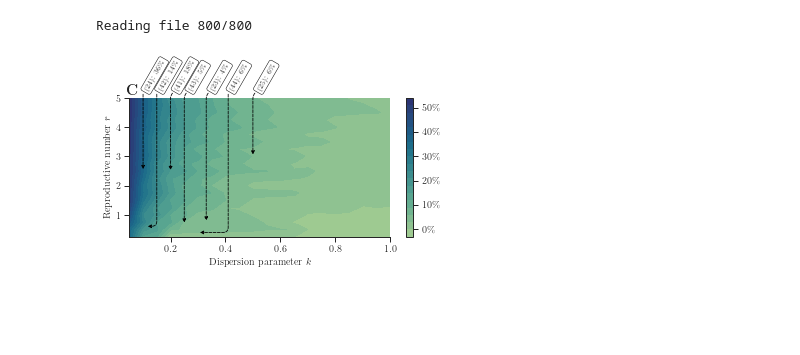
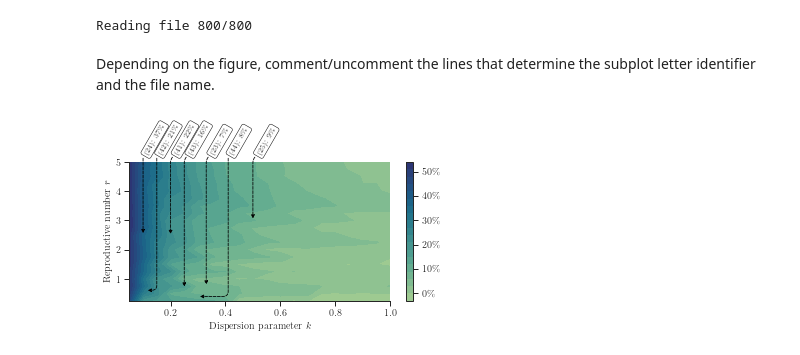
Before and after one commit to Networks-Learning/pooled-testing, a Jupyter notebook: notebooks/score_vs_R_k.ipynb, the cells around one changed output. Saved outputs shown, nothing was run; the diff lists cells and outputs as text; code cells hidden in the pictures; blank space fills up the shorter version.

```diff
--- a/notebooks/score_vs_R_k.ipynb
+++ b/notebooks/score_vs_R_k.ipynb
@@ -20,9 +22,10 @@ sns.set_theme(context='paper', style='ticks', font_scale=1)
+# %%
+N=50
+se=0.8
+sp=0.98
 # %%
 name="score_vs_R_k"
 width_pt = 469
-N=100
-se=0.9
-sp=0.99
 palette = sns.color_palette('husl', 6)
 type_dict = {
     'false_negatives' : int,
@@ -90,6 +90,8 @@ def mapper(r_quer, k_quer, r, k, Z):
         ind_k += 1
 
     return int(np.around(Z[ind_r, ind_k]))
+# %% [markdown]
+Depending on the figure, comment/uncomment the lines that determine the subplot letter identifier and the file name.
 # %%
 utils.latexify(font_size=10)
 
@@ -104,7 +106,6 @@ levels=mpl.ticker.MaxNLocator(nbins=nbins).tick_values(Z.min(),Z.max())
 fig_height, fig_aspect = get_fig_dim(width_pt, fraction=0.8)
 fig, ax = plt.subplots(figsize=(fig_height*fig_aspect, fig_height))
 
-# ax.contour(X,Y,Z,levels=levels, colors='black', linestyles='solid')
 cs = ax.contourf(X,Y,Z,levels=levels, cmap=sns.color_palette("crest", as_cmap=True))
 fig.colorbar(cs,format=mpl.ticker.PercentFormatter(),ticks=[0.0, 10.0, 20.0, 30.0, 40.0, 50.0, 60.0])
 sns.despine(ax=ax)
@@ -182,34 +183,34 @@ ax.annotate(r'({cit}): {perc}\%'.format(cit=cit, perc=mapper(r_quer=r_quer, k_qu
             )
 
 cit=44
 r_quer=0.4
 k_quer=0.3
 ax.annotate(r'({cit}): {perc}\%'.format(cit=cit, perc=mapper(r_quer=r_quer, k_quer=k_quer, r=r, k=k, Z=Z)), xy=(k_quer, r_quer),  xycoords='data',
             xytext=(0.41, 5.2), textcoords='data',
             size=7,
             arrowprops=dict(color='black', arrowstyle="-|>", connectionstyle="angle, angleA=-90,angleB=0,rad=5", linestyle='--', relpos=(0., 0.)),
             bbox=dict(boxstyle="round", fc="w", ec="black", linewidth=0.5),
             rotation=60,
             horizontalalignment='left', verticalalignment='bottom',
             )
 
 ax.set_yticks([1,2,3,4,5])
 ax.set_ylabel(r'Reproductive number $r$')
 ax.set_xlabel(r'Dispersion parameter $k$')
 
 # ax.text(x=0.01, y=1, s=r'\textbf{A}', size=15, transform = ax.transAxes, horizontalalignment='center', verticalalignment='bottom')
 # ax.text(x=0.01, y=1, s=r'\textbf{B}', size=15, transform = ax.transAxes, horizontalalignment='center', verticalalignment='bottom')
-ax.text(x=0.01, y=1, s=r'\textbf{C}', size=15, transform = ax.transAxes, horizontalalignment='center', verticalalignment='bottom')
+# ax.text(x=0.01, y=1, s=r'\textbf{C}', size=15, transform = ax.transAxes, horizontalalignment='center', verticalalignment='bottom')
 
 fig.tight_layout()
-# fig.savefig('figures/sci-adv-fig2.pdf')
+fig.savefig('figures/sci-adv-fig2.pdf')
 # fig.savefig('figures/sci-adv-figs3a.pdf')
 # fig.savefig('figures/sci-adv-figs3b.pdf')
 # fig.savefig('figures/sci-adv-figs4a.pdf')
 # fig.savefig('figures/sci-adv-figs4b.pdf')
 # fig.savefig('figures/sci-adv-figs4c.pdf')
 # fig.savefig('figures/sci-adv-figs5a.pdf')
 # fig.savefig('figures/sci-adv-figs5b.pdf')
-fig.savefig('figures/sci-adv-figs5c.pdf')
+# fig.savefig('figures/sci-adv-figs5c.pdf')
 # %% [output]
-[figure, old version]
+[figure, new version]
```
Also changed, not shown: parts of 6 cells of this notebook.
